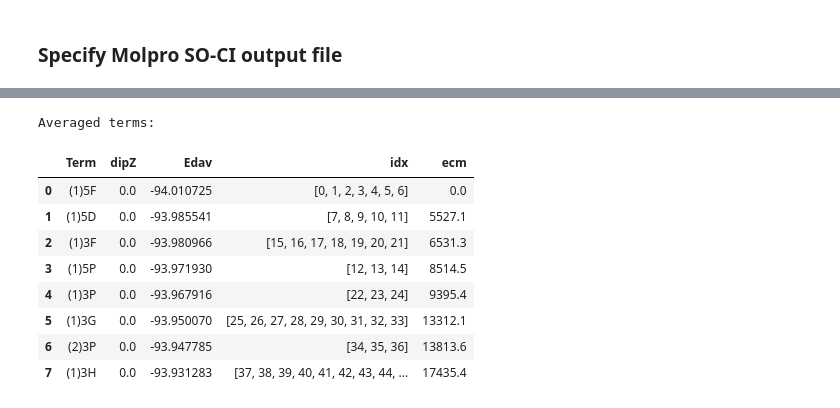
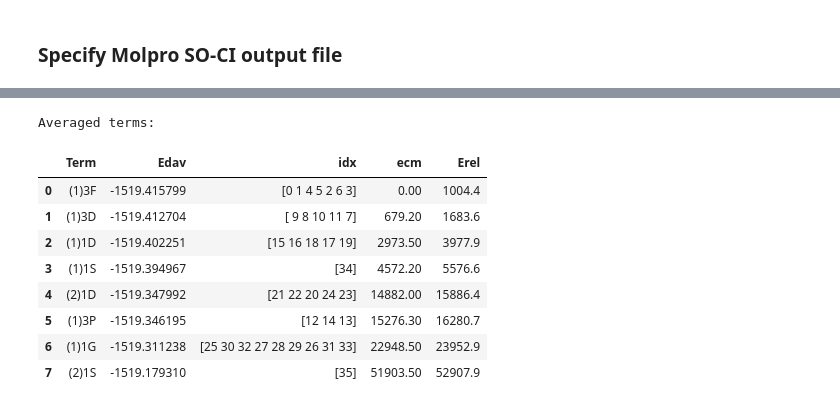
Before and after one commit to kkinist/atomic_SOC, a Jupyter notebook: atomic_soc_fit_expt3.ipynb, the cells around one changed output, grey strips where cells are left out. Cells and saved outputs as stored; diff of their text form; code cells hidden in the pictures.

Commit message:
Update atomic_soc_fit_expt3.ipynb
Fitting of term energies to exptl levels, using theoretical SO-CI matrix

```diff
--- a/atomic_soc_fit_expt3.ipynb
+++ b/atomic_soc_fit_expt3.ipynb
@@ -159,10 +115,7 @@ The corresponding spin-orbit stabilization energy is SOC1 = -1378.26 cm-1
 fsoc = 'fe_15Q21T_ctzdk_x2c.pro'  # use termcut=20000
 fsoc = 'fe_ci_15Q7T_c5zdk_x2c.pro'  # use termcut=18000
 fsoc = 'fe_15Q7T_ctzdk_x2c.pro'  # use termcut=18000
-fsoc = 'Ru_15Q19T_ctz.pro'
-fsoc = 'Ru_15Q19T_ctz_valence.pro'
-#fsoc = 'Ru_15Q19T_tz_x2c_valence.pro'
-fsoc = 'Ru_15Q33T_ctz_valence.pro'
+fsoc = r'../UMemphis/NI15T21S-cc-TZ-DK.out'
 
 print(f'Reading MOLPRO file "{fsoc}"')
 compAtom = mpr.stoichiometry(fsoc)
@@ -198,16 +149,20 @@ Replacing MRCI+Q energies by HLSDIAG values
 # %%
 dfterm = SOCI.average_terms(be_close=['Energy', 'Edav', 'Eref', 'dipZ', 'C0'], always=True)
+# drop the dipZ column
+dfterm.drop(columns=['dipZ'], inplace=True)
 print('Averaged terms:')
-#dfterm['Term'] = chem.enumerative_prefix(dfterm.Term, always=True, style='numeric')
-display(dfterm)
+dfso = SOCI.assign_atomic_J(quiet=True)  # create SOCI.dfso
+Egl = SOCI.dfso.E.min()  # energy of ground level
+dfterm['Erel'] = (dfterm.Edav - Egl) * chem.AU2CM
+display(dfterm.style.format(fmt))
 # %% [output]
 Averaged terms:
-|  | Term | dipZ | Edav | idx | ecm |
-| 0 | (1)5F | 0.0 | -94.010725 | [0, 1, 2, 3, 4, 5, 6] | 0.0 |
-| 1 | (1)5D | 0.0 | -93.985541 | [7, 8, 9, 10, 11] | 5527.1 |
-| 2 | (1)3F | 0.0 | -93.980966 | [15, 16, 17, 18, 19, 20, 21] | 6531.3 |
-| 3 | (1)5P | 0.0 | -93.971930 | [12, 13, 14] | 8514.5 |
-| 4 | (1)3P | 0.0 | -93.967916 | [22, 23, 24] | 9395.4 |
-| 5 | (1)3G | 0.0 | -93.950070 | [25, 26, 27, 28, 29, 30, 31, 32, 33] | 13312.1 |
-| 6 | (2)3P | 0.0 | -93.947785 | [34, 35, 36] | 13813.6 |
-| 7 | (1)3H | 0.0 | -93.931283 | [37, 38, 39, 40, 41, 42, 43, 44, ... | 17435.4 |
+|  | Term | Edav | idx | ecm | Erel |
+| 0 | (1)3F | -1519.415799 | [0 1 4 5 2 6 3] | 0.00 | 1004.4 |
+| 1 | (1)3D | -1519.412704 | [ 9 8 10 11 7] | 679.20 | 1683.6 |
+| 2 | (1)1D | -1519.402251 | [15 16 18 17 19] | 2973.50 | 3977.9 |
+| 3 | (1)1S | -1519.394967 | [34] | 4572.20 | 5576.6 |
+| 4 | (2)1D | -1519.347992 | [21 22 20 24 23] | 14882.00 | 15886.4 |
+| 5 | (1)3P | -1519.346195 | [12 14 13] | 15276.30 | 16280.7 |
+| 6 | (1)1G | -1519.311238 | [25 30 32 27 28 29 26 31 33] | 22948.50 | 23952.9 |
+| 7 | (2)1S | -1519.179310 | [35] | 51903.50 | 52907.9 |
```
Also changed, not shown: parts of 35 cells of this notebook.
